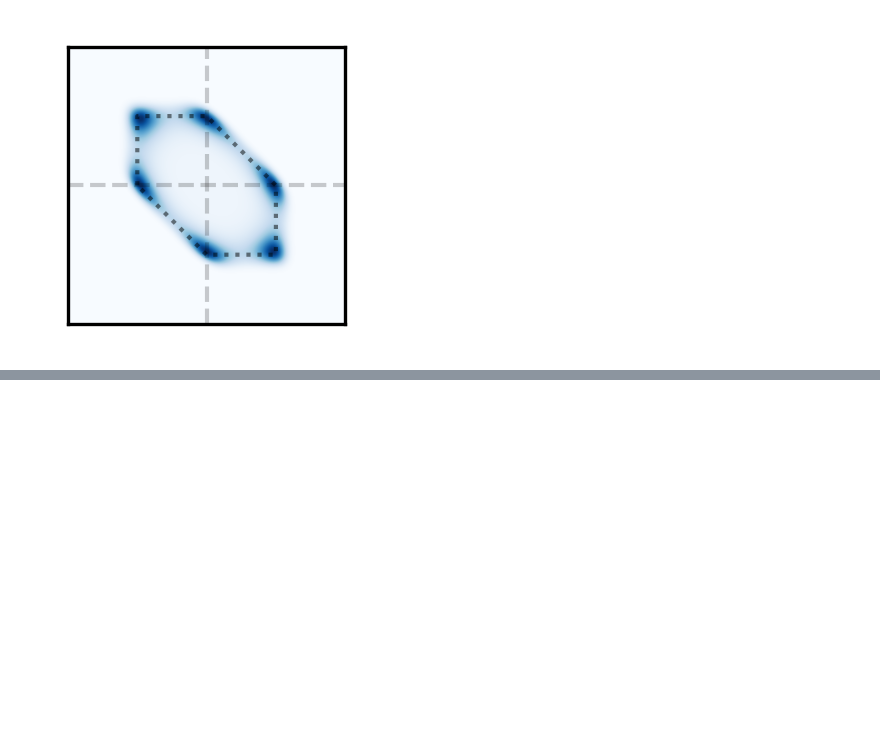
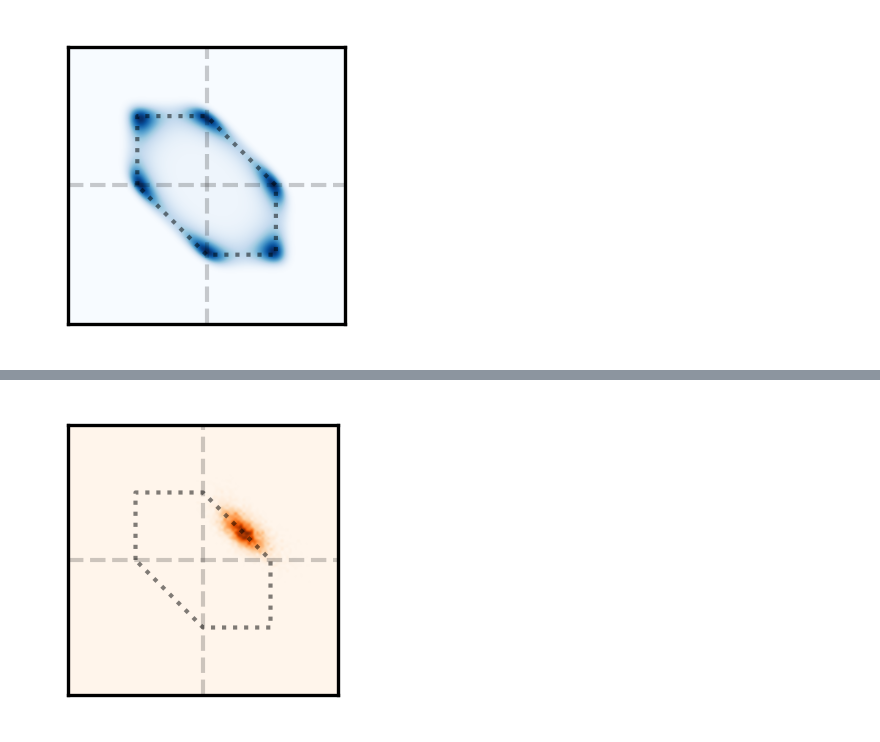
Before and after one commit to ZLoverty/AN, a Jupyter notebook: Code/Figures.ipynb, the cells around one changed output, grey strips where cells are left out. Saved outputs shown, nothing was run; the diff lists cells and outputs as text; code cells hidden in the pictures; blank space fills up the shorter version.

```diff
--- a/Code/Figures.ipynb
+++ b/Code/Figures.ipynb
@@ -311,0 +311,31 @@ offset
+# %%
+fr_list = []
+
+for num, file in enumerate(files):
+    flowrate = pd.read_csv(os.path.join(folder, file)).dropna()
+    flowrate["normalizer"] = gaussian_filter1d(flowrate[["A", "B", "C"]].abs().max(axis=1), sigma=window_size, axis=0)
+    fr_list.append(flowrate)
+combined = pd.concat(fr_list)
+
+fig, ax = plt.subplots(figsize=(1.2, 1.2), dpi=300)
+lim = 2
+
+H, xedges, yedges = np.histogram2d(combined["B"]/combined["normalizer"], combined["C"]/combined["normalizer"], bins=(np.linspace(-lim, lim, 100), np.linspace(-lim, lim, 100)))
+ax.imshow(H, interpolation='spline16', origin='lower', extent=[xedges[0], xedges[-1], yedges[0], yedges[-1]], cmap="Oranges")
+ax.plot([-lim, lim], [0, 0], ls="--", lw=1, color="black", alpha=0.2)
+ax.plot([0, 0], [-lim, lim], ls="--", lw=1, color="black", alpha=0.2)
+ax.set_xlim([-lim, lim])
+ax.set_ylim([-lim, lim])
+# ax.set_xlabel("C")
+# ax.set_ylabel("B")
+# hide ticks
+ax.set_xticks([])
+ax.set_yticks([])
+# draw mass conservation line
+x = [-1, -1, 0, 1, 1, 0, -1]
+y = [0, 1, 1, 0, -1, -1, 0]
+plt.plot(x, y, lw=1, color="black", alpha=0.5, ls=":")
+plt.tight_layout()
+plt.savefig("symmetric_histogram_normalized.svg")
+# %% [output]
+[figure, added]
```
Also changed, not shown: parts of 23 cells of this notebook, 7 other files.
